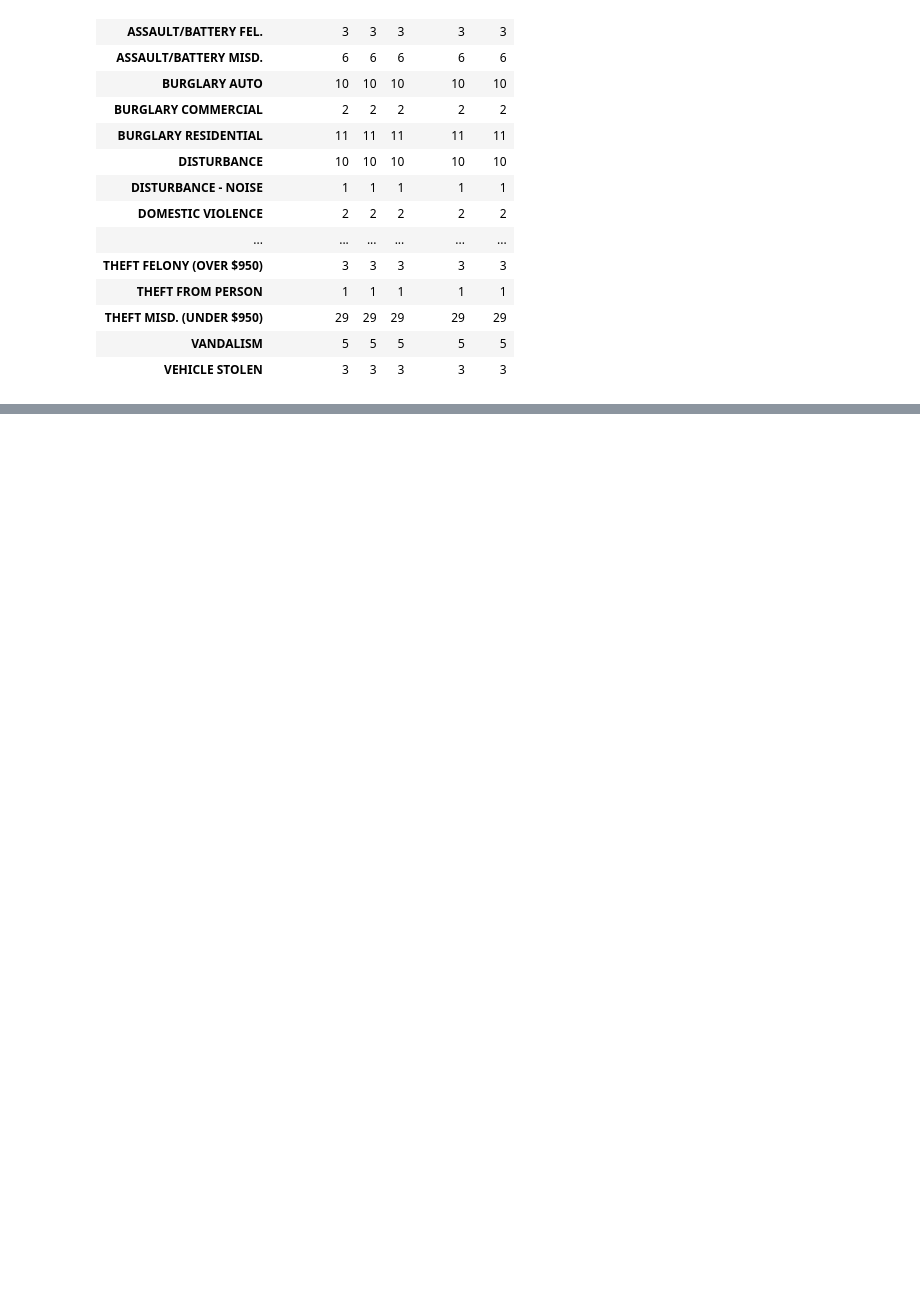
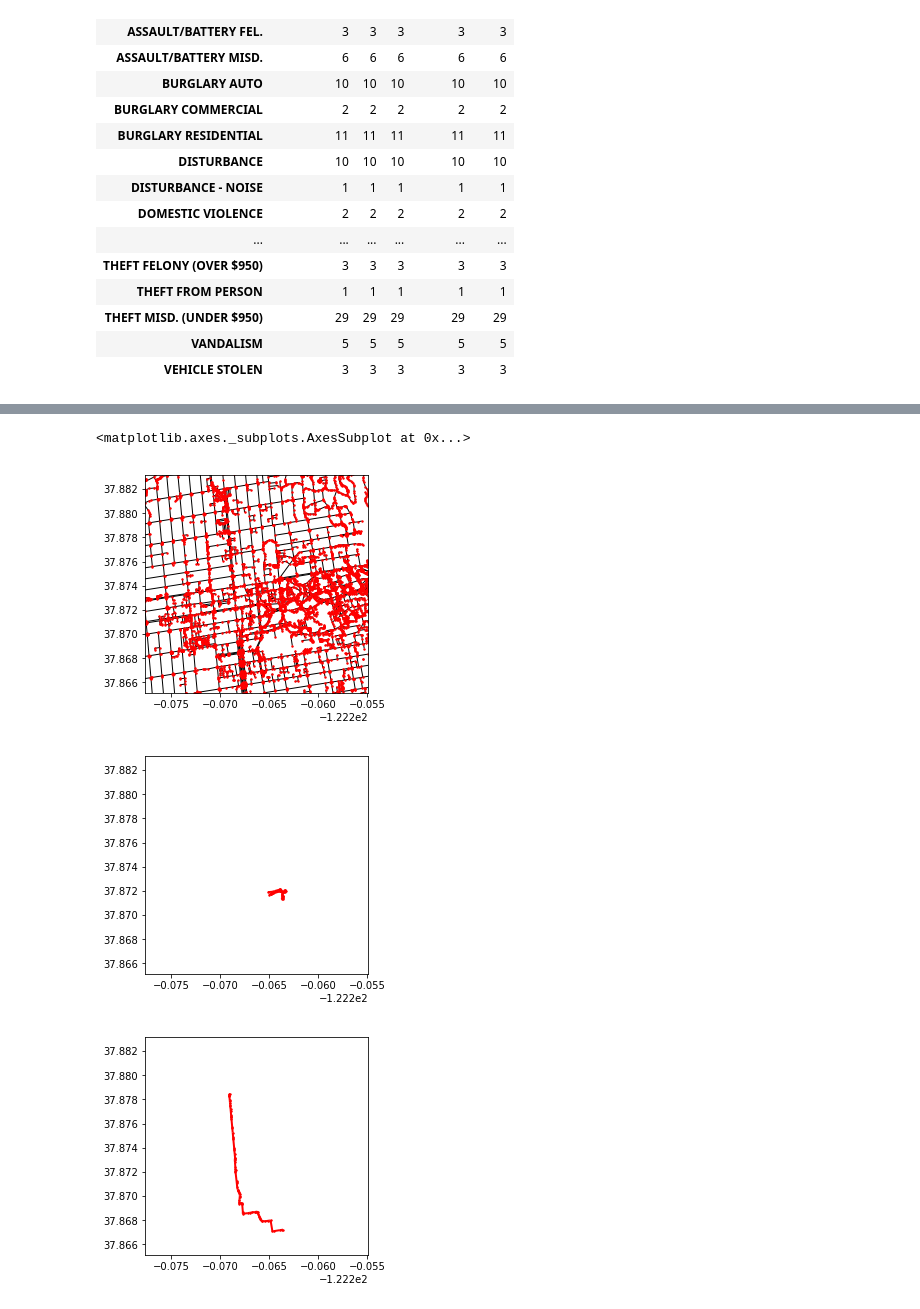
Before and after one commit to ritvik-iyer/Cal-Crime, a Jupyter notebook: Anav_Notebook.ipynb, the cells around one changed output, grey strips where cells are left out. Saved outputs shown, nothing was run; the diff lists cells and outputs as text; code cells hidden in the pictures; blank space fills up the shorter version.

```diff
--- a/Anav_Notebook.ipynb
+++ b/Anav_Notebook.ipynb
@@ -123,0 +152,9 @@ def distance_weight(p1, p2s):
+# %%
+ax = og.draw_graph()
+og.draw_graph(graph=rad, edge_color='r', width=2)
+og.draw_graph(graph=g, edge_color='r', width=2)
+# %% [output]
+<matplotlib.axes._subplots.AxesSubplot at 0x...>
+[figure, added]
+[figure, added]
+[figure, added]
```
Also changed, not shown: parts of 17 cells of this notebook.
